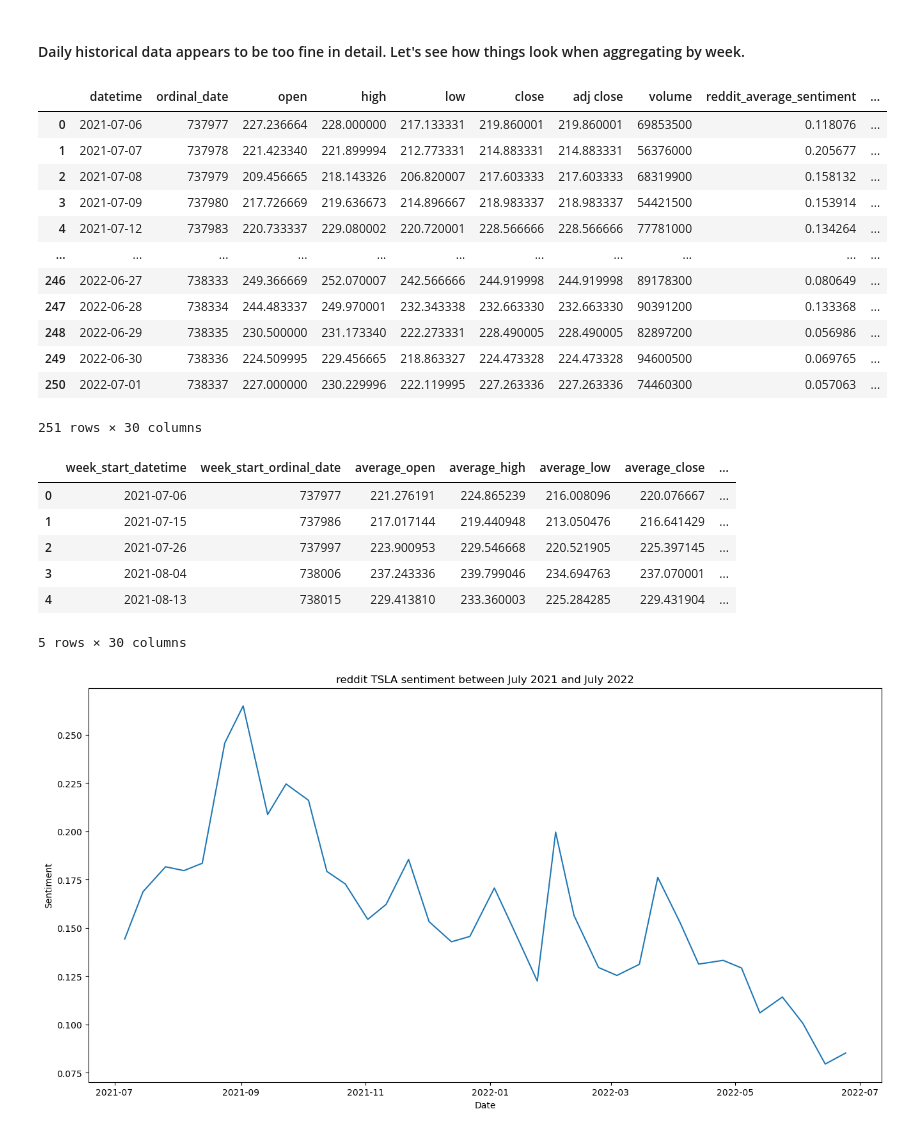
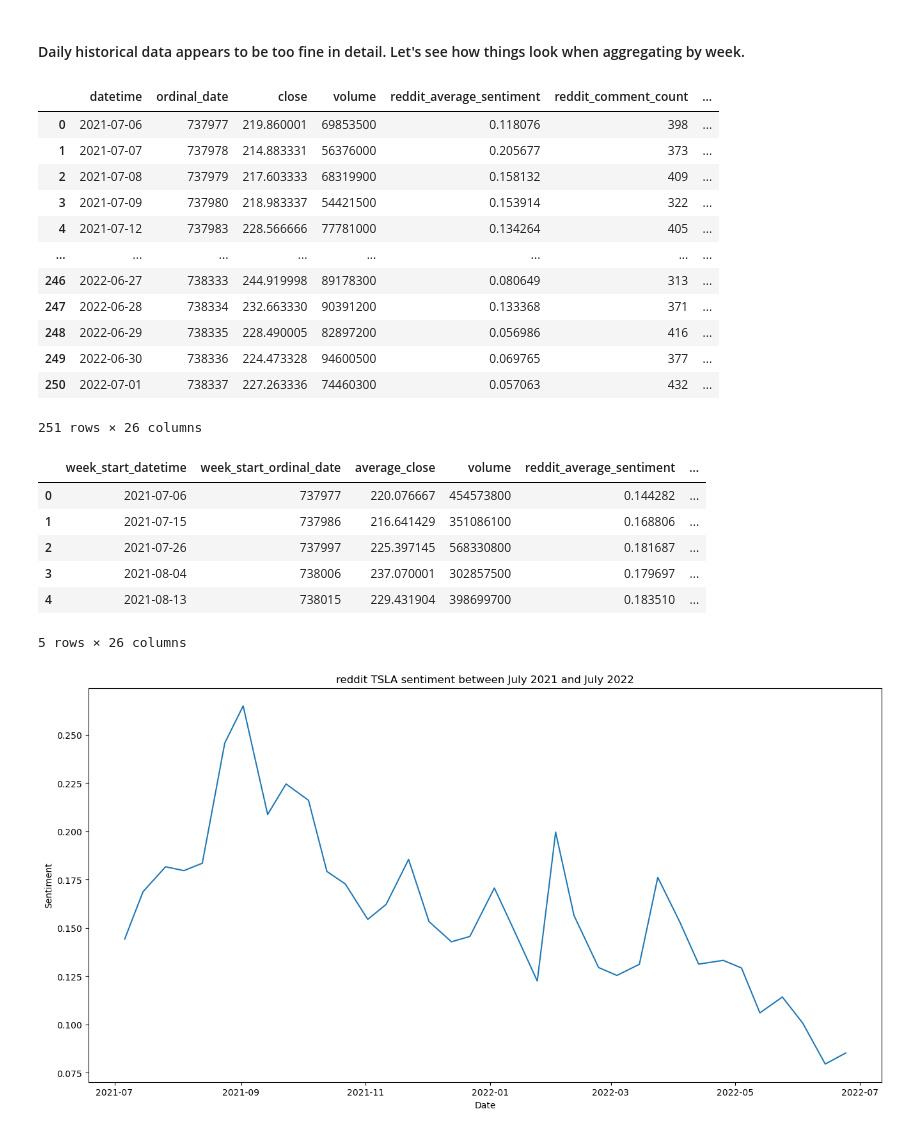
Before and after one commit to chanjdaniel/reddit_tsla_data_analysis, a Jupyter notebook: reddit_tsla.ipynb, the cells around one changed output. Drawn from its saved outputs; the diff is of its cells as text; code cells hidden in the pictures.

```diff
--- a/reddit_tsla.ipynb
+++ b/reddit_tsla.ipynb
@@ -323,5 +323,11 @@ plt.legend(loc="upper left")
 # %% [markdown]
 <h4>No significant difference between closing price and adjusted closing price.</h4>
 <h4>For simplicity's sake, the un-adjusted closing price will be used for comparisons and predictions.</h4>
+# %%
+to_drop = [
+    "open", "high", "low", "adj close"
+]
+
+reddit_tsla_df = reddit_tsla_df.drop(columns=to_drop)
 # %%
 df = reddit_tsla_df
@@ -344,22 +351,22 @@ plt.show()
 # %%
 reddit_tsla_df
 # %% [output]
-|  | datetime | ordinal_date | open | high | low | close | adj close | volume | reddit_average_sentiment | ... |
-| 0 | 2021-07-06 | 737977 | 227.236664 | 228.000000 | 217.133331 | 219.860001 | 219.860001 | 69853500 | 0.118076 | ... |
-| 1 | 2021-07-07 | 737978 | 221.423340 | 221.899994 | 212.773331 | 214.883331 | 214.883331 | 56376000 | 0.205677 | ... |
-| 2 | 2021-07-08 | 737979 | 209.456665 | 218.143326 | 206.820007 | 217.603333 | 217.603333 | 68319900 | 0.158132 | ... |
-| 3 | 2021-07-09 | 737980 | 217.726669 | 219.636673 | 214.896667 | 218.983337 | 218.983337 | 54421500 | 0.153914 | ... |
-| 4 | 2021-07-12 | 737983 | 220.733337 | 229.080002 | 220.720001 | 228.566666 | 228.566666 | 77781000 | 0.134264 | ... |
-| ... | ... | ... | ... | ... | ... | ... | ... | ... | ... | ... |
-| 246 | 2022-06-27 | 738333 | 249.366669 | 252.070007 | 242.566666 | 244.919998 | 244.919998 | 89178300 | 0.080649 | ... |
-| 247 | 2022-06-28 | 738334 | 244.483337 | 249.970001 | 232.343338 | 232.663330 | 232.663330 | 90391200 | 0.133368 | ... |
-| 248 | 2022-06-29 | 738335 | 230.500000 | 231.173340 | 222.273331 | 228.490005 | 228.490005 | 82897200 | 0.056986 | ... |
-| 249 | 2022-06-30 | 738336 | 224.509995 | 229.456665 | 218.863327 | 224.473328 | 224.473328 | 94600500 | 0.069765 | ... |
-| 250 | 2022-07-01 | 738337 | 227.000000 | 230.229996 | 222.119995 | 227.263336 | 227.263336 | 74460300 | 0.057063 | ... |
+|  | datetime | ordinal_date | close | volume | reddit_average_sentiment | reddit_comment_count | ... |
+| 0 | 2021-07-06 | 737977 | 219.860001 | 69853500 | 0.118076 | 398 | ... |
+| 1 | 2021-07-07 | 737978 | 214.883331 | 56376000 | 0.205677 | 373 | ... |
+| 2 | 2021-07-08 | 737979 | 217.603333 | 68319900 | 0.158132 | 409 | ... |
+| 3 | 2021-07-09 | 737980 | 218.983337 | 54421500 | 0.153914 | 322 | ... |
+| 4 | 2021-07-12 | 737983 | 228.566666 | 77781000 | 0.134264 | 405 | ... |
+| ... | ... | ... | ... | ... | ... | ... | ... |
+| 246 | 2022-06-27 | 738333 | 244.919998 | 89178300 | 0.080649 | 313 | ... |
+| 247 | 2022-06-28 | 738334 | 232.663330 | 90391200 | 0.133368 | 371 | ... |
+| 248 | 2022-06-29 | 738335 | 228.490005 | 82897200 | 0.056986 | 416 | ... |
+| 249 | 2022-06-30 | 738336 | 224.473328 | 94600500 | 0.069765 | 377 | ... |
+| 250 | 2022-07-01 | 738337 | 227.263336 | 74460300 | 0.057063 | 432 | ... |
-251 rows × 30 columns
+251 rows × 26 columns
 # %%
 aggregate_first = ["datetime", "ordinal_date"]
-aggregate_mean = ["open", "high", "low", "close", "adj close", "reddit_average_sentiment"]
+aggregate_mean = ["close", "reddit_average_sentiment"]
 aggregate_sum = ["volume", "reddit_comment_count"]
 for sub in top_10_subs.index:
     aggregate_mean.append(f'{sub}_average_sentiment')
@@ -389,24 +396,20 @@ weekly_reddit_tsla_df = pd.DataFrame(weekly_reddit_tsla_array,columns=reddit_tsl
 # %%
 rename_dict = {
     "datetime": "week_start_datetime",
     "ordinal_date": "week_start_ordinal_date",
-    "open": "average_open",
-    "high": "average_high",
-    "low": "average_low",
-    "close": "average_close",
-    "adj close": "average_adj_close"
+    "close": "average_close"
 }
 
 weekly_reddit_tsla_df = weekly_reddit_tsla_df.rename(columns=rename_dict)
 weekly_reddit_tsla_df.head()
 # %% [output]
-|  | week_start_datetime | week_start_ordinal_date | average_open | average_high | average_low | average_close | ... |
-| 0 | 2021-07-06 | 737977 | 221.276191 | 224.865239 | 216.008096 | 220.076667 | ... |
-| 1 | 2021-07-15 | 737986 | 217.017144 | 219.440948 | 213.050476 | 216.641429 | ... |
-| 2 | 2021-07-26 | 737997 | 223.900953 | 229.546668 | 220.521905 | 225.397145 | ... |
-| 3 | 2021-08-04 | 738006 | 237.243336 | 239.799046 | 234.694763 | 237.070001 | ... |
-| 4 | 2021-08-13 | 738015 | 229.413810 | 233.360003 | 225.284285 | 229.431904 | ... |
+|  | week_start_datetime | week_start_ordinal_date | average_close | volume | reddit_average_sentiment | ... |
+| 0 | 2021-07-06 | 737977 | 220.076667 | 454573800 | 0.144282 | ... |
+| 1 | 2021-07-15 | 737986 | 216.641429 | 351086100 | 0.168806 | ... |
+| 2 | 2021-07-26 | 737997 | 225.397145 | 568330800 | 0.181687 | ... |
+| 3 | 2021-08-04 | 738006 | 237.070001 | 302857500 | 0.179697 | ... |
+| 4 | 2021-08-13 | 738015 | 229.431904 | 398699700 | 0.183510 | ... |
-5 rows × 30 columns
+5 rows × 26 columns
 # %%
 df = weekly_reddit_tsla_df
 subreddit = "reddit"
```
Also changed, not shown: parts of 53 cells of this notebook.
